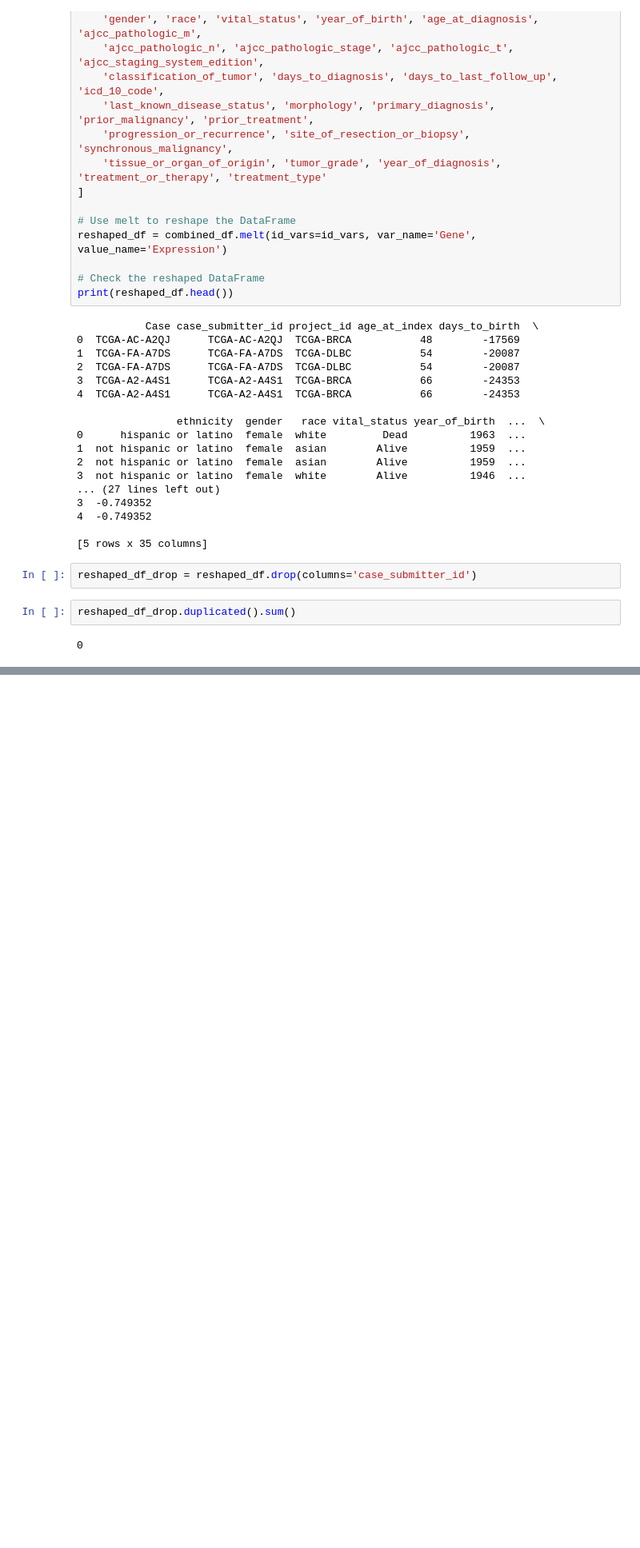
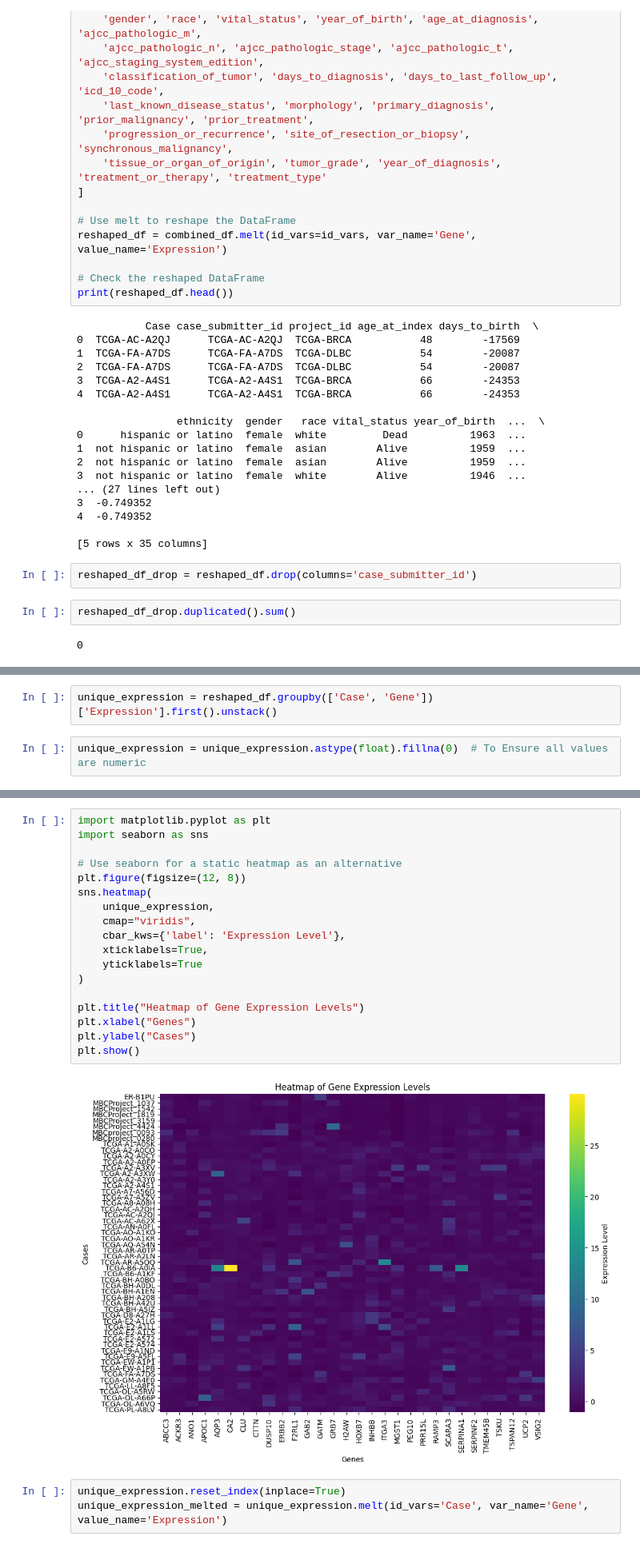
Before and after one commit to aaditya0106/cancer-dashboard, a Jupyter notebook: nciDataAnalysis.ipynb, the cells around one changed output, grey strips where cells are left out. Shown at 80% size. Saved outputs shown, nothing was run; the diff lists cells and outputs as text; blank space fills up the shorter version.

Commit message:
some possible charts for genome analysis

```diff
--- a/nciDataAnalysis.ipynb
+++ b/nciDataAnalysis.ipynb
@@ -472,0 +515,4 @@ Name: count, dtype: int64
+# %%
+unique_expression = reshaped_df.groupby(['Case', 'Gene'])['Expression'].first().unstack()
+# %%
+unique_expression = unique_expression.astype(float).fillna(0)  # To Ensure all values are numeric
@@ -472,0 +541,23 @@ Name: count, dtype: int64
+# %%
+import matplotlib.pyplot as plt
+import seaborn as sns
+
+# Use seaborn for a static heatmap as an alternative
+plt.figure(figsize=(12, 8))
+sns.heatmap(
+    unique_expression,
+    cmap="viridis",
+    cbar_kws={'label': 'Expression Level'},
+    xticklabels=True,
+    yticklabels=True
+)
+
+plt.title("Heatmap of Gene Expression Levels")
+plt.xlabel("Genes")
+plt.ylabel("Cases")
+plt.show()
+# %% [output]
+[figure, added]
+# %%
+unique_expression.reset_index(inplace=True)
+unique_expression_melted = unique_expression.melt(id_vars='Case', var_name='Gene', value_name='Expression')
```
Also changed, not shown: parts of 16 cells of this notebook.
